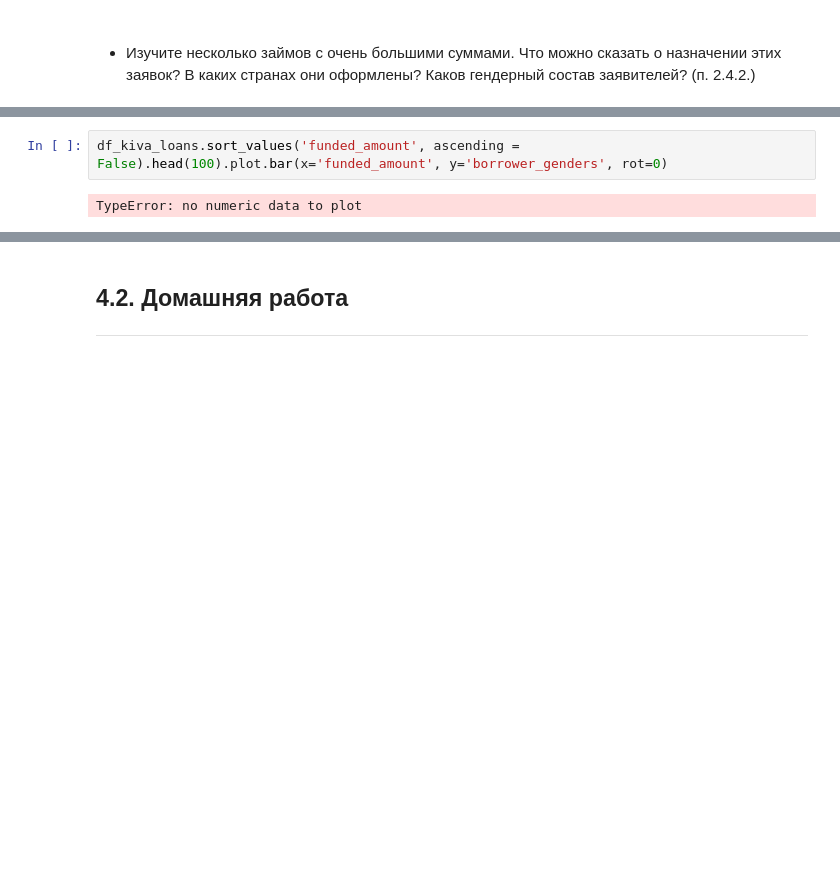
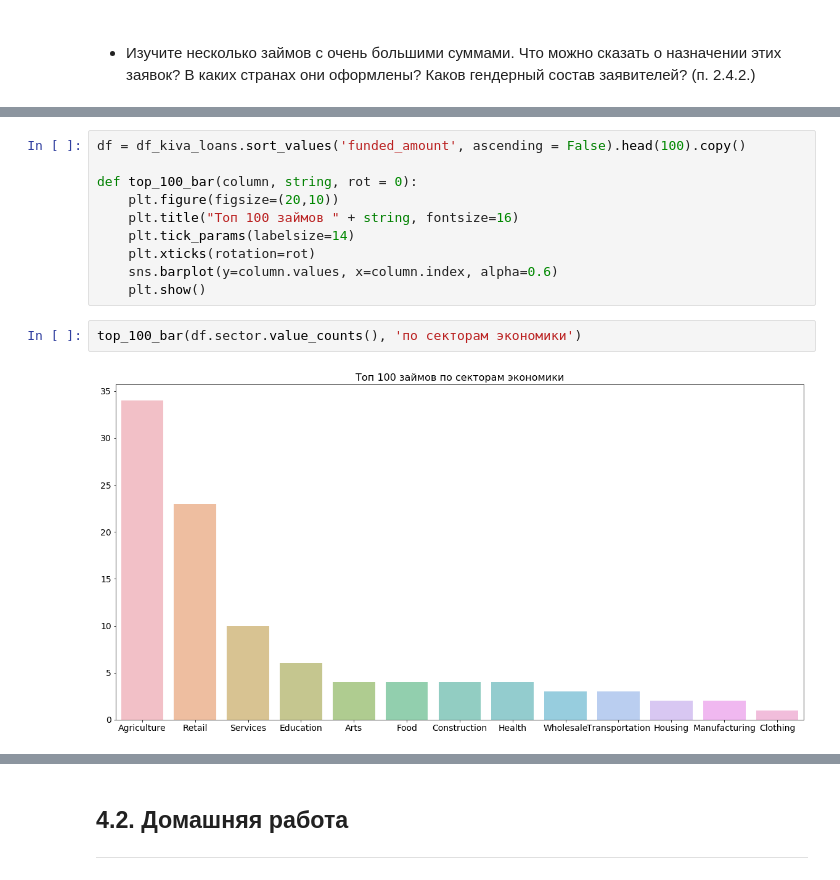
Before and after one commit to TomasHogger/python, a Jupyter notebook: kiva/kiva.ipynb, the cells around one changed output, grey strips where cells are left out. Drawn from its saved outputs; the diff is of its cells as text; blank space fills up the shorter version.

```diff
--- a/kiva/kiva.ipynb
+++ b/kiva/kiva.ipynb
@@ -140,4 +92,14 @@ df_kiva_loans.sort_values('funded_amount', ascending = False).head(20)
-# %%
-df_kiva_loans.sort_values('funded_amount', ascending = False).head(100).plot.bar(x='funded_amount', y='borrower_genders', rot=0)
-# %% [output]
-TypeError: no numeric data to plot
+# %%
+df = df_kiva_loans.sort_values('funded_amount', ascending = False).head(100).copy()
+
+def top_100_bar(column, string, rot = 0):
+    plt.figure(figsize=(20,10))
+    plt.title("Топ 100 займов " + string, fontsize=16)
+    plt.tick_params(labelsize=14)
+    plt.xticks(rotation=rot)
+    sns.barplot(y=column.values, x=column.index, alpha=0.6)
+    plt.show()
+# %%
+top_100_bar(df.sector.value_counts(), 'по секторам экономики')
+# %% [output]
+[figure, added]
```
Also changed, not shown: parts of 4 cells of this notebook.
